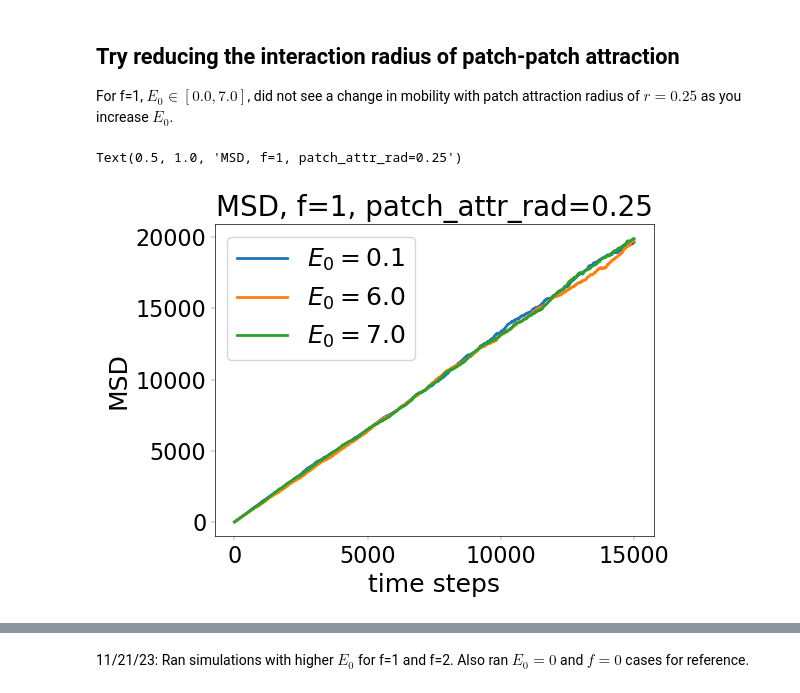
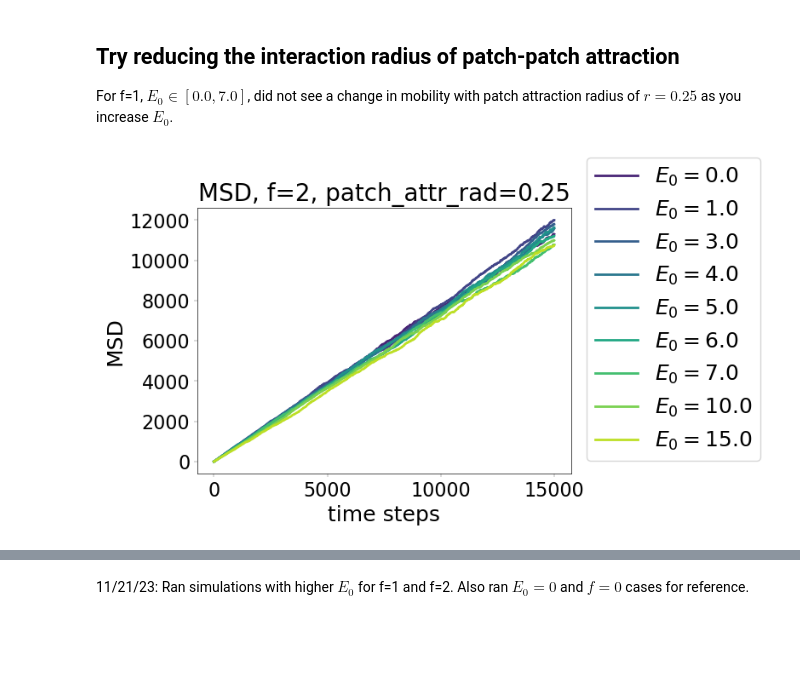
Before and after one commit to kannandeepti/protein_mobility, a Jupyter notebook: notebooks/mobility_analysis.ipynb, the cells around one changed output, grey strips where cells are left out. Cells and saved outputs as stored; diff of their text form; code cells hidden in the pictures; blank space fills up the shorter version.

```diff
--- a/notebooks/mobility_analysis.ipynb
+++ b/notebooks/mobility_analysis.ipynb
@@ -164,17 +167,32 @@ path_df
 ## Try reducing the interaction radius of patch-patch attraction
 
 For f=1, $E_0 \in [0.0, 7.0]$, did not see a change in mobility with patch attraction radius of $r=0.25$ as you increase $E_0$.
-# %%
-fig, ax = plt.subplots()
-for E0 in [0.1, 6.0, 7.0]:
-    path = simdir/f"N1000_f1_E0{E0}_v0.3_r0.25"
-    msd_df = pd.read_csv(path/'time_ave_msd_every_other_10.csv')
-    ax.plot(msd_df['Time'].values[1:], msd_df['MSD'].values[1:],
-                        label=f"$E_0={E0}$")
-ax.set_xlabel("time steps")
-ax.set_ylabel("MSD")
-ax.legend()
-ax.set_title("MSD, f=1, patch_attr_rad=0.25")
-# %% [output]
-Text(0.5, 1.0, 'MSD, f=1, patch_attr_rad=0.25')
-[figure, removed]
+# %%
+def plot_ensemble_ave_msd(f, r=0.25):
+    fig, ax = plt.subplots()
+    if r != 0.5:
+        E0s = [float(str(path.name).split('_')[2][2:]) for path in simdir.glob(f"N1000_f{f}*_r{r}")]
+    else:
+        E0s = [float(str(path.name).split('_')[2][2:]) for path in simdir.glob(f"N1000_f{f}*_v0.3")]
+    colors = sns.color_palette("viridis", len(E0s))
+    for i, E0 in enumerate(np.sort(E0s)):
+        if r != 0.5:
+            path = simdir/f"N1000_f{f}_E0{E0}_v0.3_r{r}"
+        else:
+            path = simdir/f"N1000_f{f}_E0{E0}_v0.3"
+        msdfile = path/'sphere_msds_start5000_every_other_10.csv'
+        if msdfile.is_file():
+            msd_df = pd.read_csv(path/'sphere_msds_start5000_every_other_10.csv')
+            ax.plot(msd_df['Time'].values[1:], msd_df['MSD'].values[1:],
+                            label=f"$E_0={E0}$", color=colors[i])
+    ax.set_xlabel("time steps")
+    #ax.set_xscale("log")
+    #ax.set_yscale("log")
+    ax.set_ylabel("MSD")
+    # Put a legend to the right of the current axis
+    ax.legend(loc=(1.04, 0.05))
+    ax.set_title(f"MSD, f={f}, patch_attr_rad={r}")
+# %%
+plot_ensemble_ave_msd(2, r=0.25)
+# %% [output]
+[figure, added]
```
Also changed, not shown: parts of 46 cells of this notebook, 4 other files.
